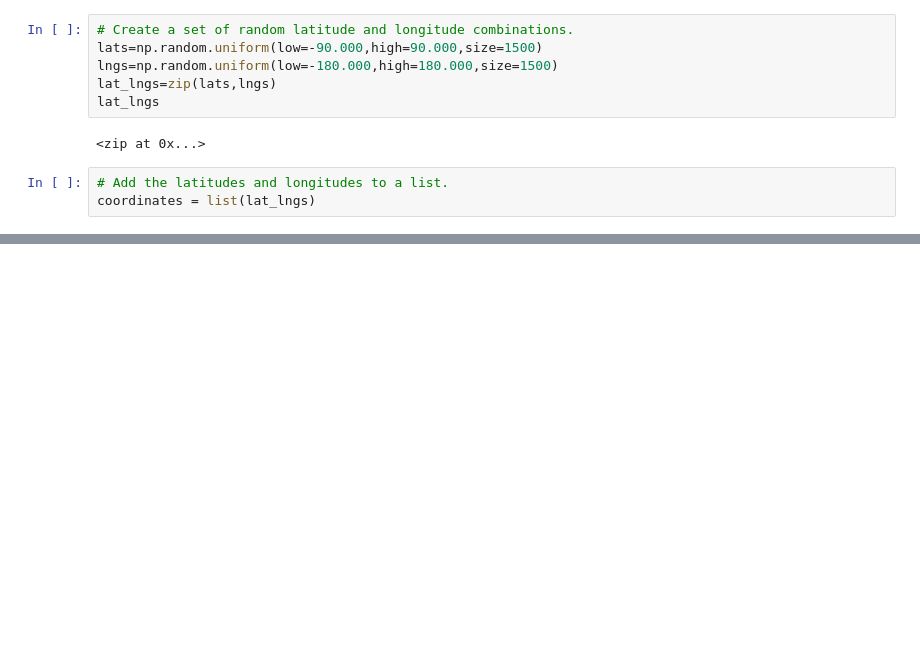
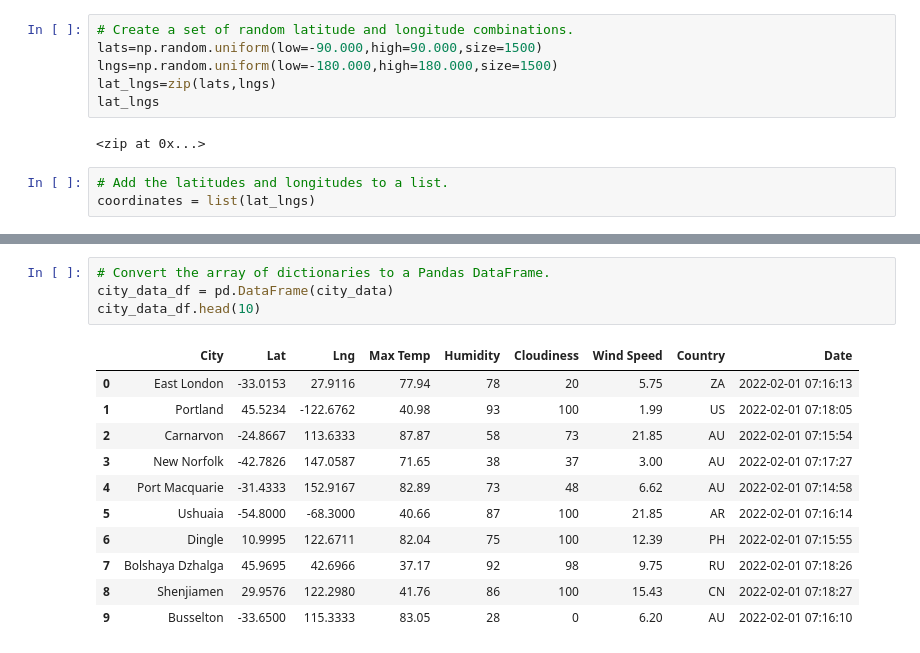
Before and after one commit to manithamanoj/World_Weather_Analysis, a Jupyter notebook: WeatherPy.ipynb, the cells around one changed output, grey strips where cells are left out. Saved outputs shown, nothing was run; the diff lists cells and outputs as text; blank space fills up the shorter version.

```diff
--- a/WeatherPy.ipynb
+++ b/WeatherPy.ipynb
@@ -57,0 +151,16 @@ len(cities)
+# %%
+# Convert the array of dictionaries to a Pandas DataFrame.
+city_data_df = pd.DataFrame(city_data)
+city_data_df.head(10)
+# %% [output]
+|  | City | Lat | Lng | Max Temp | Humidity | Cloudiness | Wind Speed | Country | Date |
+| 0 | East London | -33.0153 | 27.9116 | 77.94 | 78 | 20 | 5.75 | ZA | 2022-02-01 07:16:13 |
+| 1 | Portland | 45.5234 | -122.6762 | 40.98 | 93 | 100 | 1.99 | US | 2022-02-01 07:18:05 |
+| 2 | Carnarvon | -24.8667 | 113.6333 | 87.87 | 58 | 73 | 21.85 | AU | 2022-02-01 07:15:54 |
+| 3 | New Norfolk | -42.7826 | 147.0587 | 71.65 | 38 | 37 | 3.00 | AU | 2022-02-01 07:17:27 |
+| 4 | Port Macquarie | -31.4333 | 152.9167 | 82.89 | 73 | 48 | 6.62 | AU | 2022-02-01 07:14:58 |
+| 5 | Ushuaia | -54.8000 | -68.3000 | 40.66 | 87 | 100 | 21.85 | AR | 2022-02-01 07:16:14 |
+| 6 | Dingle | 10.9995 | 122.6711 | 82.04 | 75 | 100 | 12.39 | PH | 2022-02-01 07:15:55 |
+| 7 | Bolshaya Dzhalga | 45.9695 | 42.6966 | 37.17 | 92 | 98 | 9.75 | RU | 2022-02-01 07:18:26 |
+| 8 | Shenjiamen | 29.9576 | 122.2980 | 41.76 | 86 | 100 | 15.43 | CN | 2022-02-01 07:18:27 |
+| 9 | Busselton | -33.6500 | 115.3333 | 83.05 | 28 | 0 | 6.20 | AU | 2022-02-01 07:16:10 |
```
Also changed, not shown: parts of 7 cells of this notebook, 4 other files.
